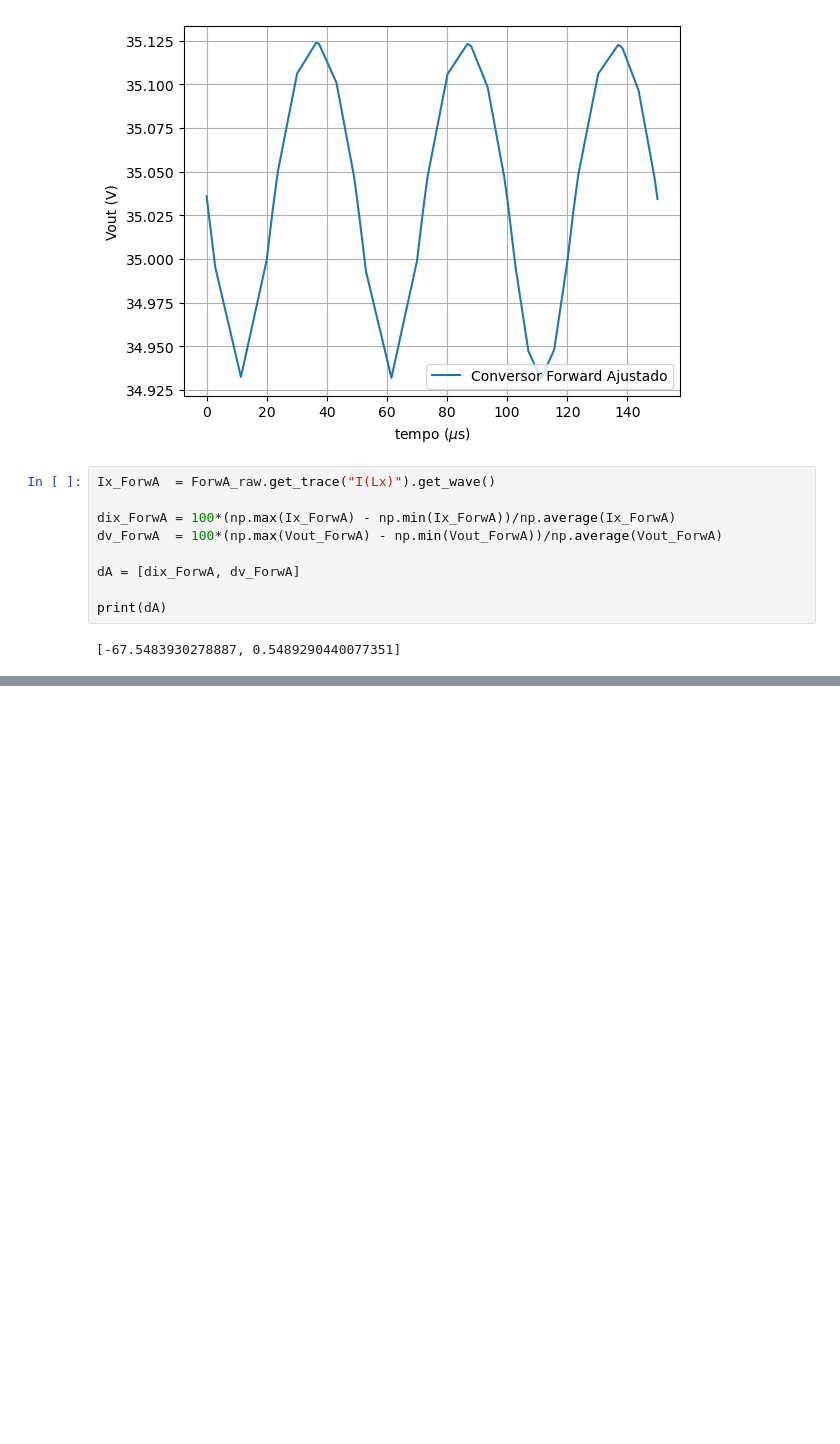
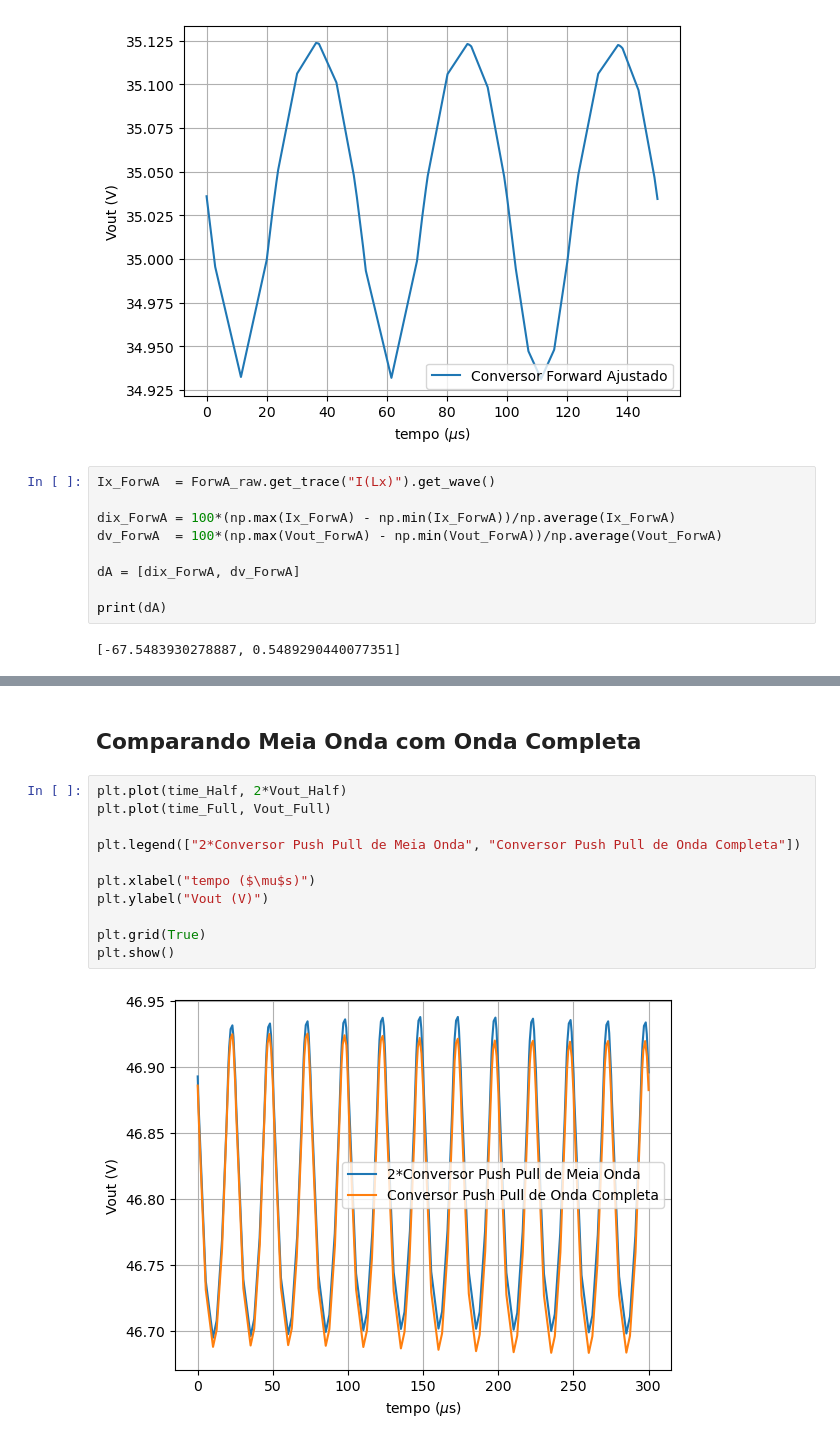
Before and after one commit to Emanuel600/Misc, a Jupyter notebook: Eletrônica de Potência/Python/Comparando Simul.ipynb, the cells around one changed output, grey strips where cells are left out. Cells and saved outputs as stored; diff of their text form; blank space fills up the shorter version.

```diff
--- a/Eletrônica de Potência/Python/Comparando Simul.ipynb
+++ b/Eletrônica de Potência/Python/Comparando Simul.ipynb
@@ -162,0 +163,15 @@ plt.show()
+# %% [markdown]
+## Comparando Meia Onda com Onda Completa
+# %%
+plt.plot(time_Half, 2*Vout_Half)
+plt.plot(time_Full, Vout_Full)
+
+plt.legend(["2*Conversor Push Pull de Meia Onda", "Conversor Push Pull de Onda Completa"])
+
+plt.xlabel("tempo ($\mu$s)")
+plt.ylabel("Vout (V)")
+
+plt.grid(True)
+plt.show()
+# %% [output]
+[figure, added]
```
Also changed, not shown: parts of 5 cells of this notebook.
